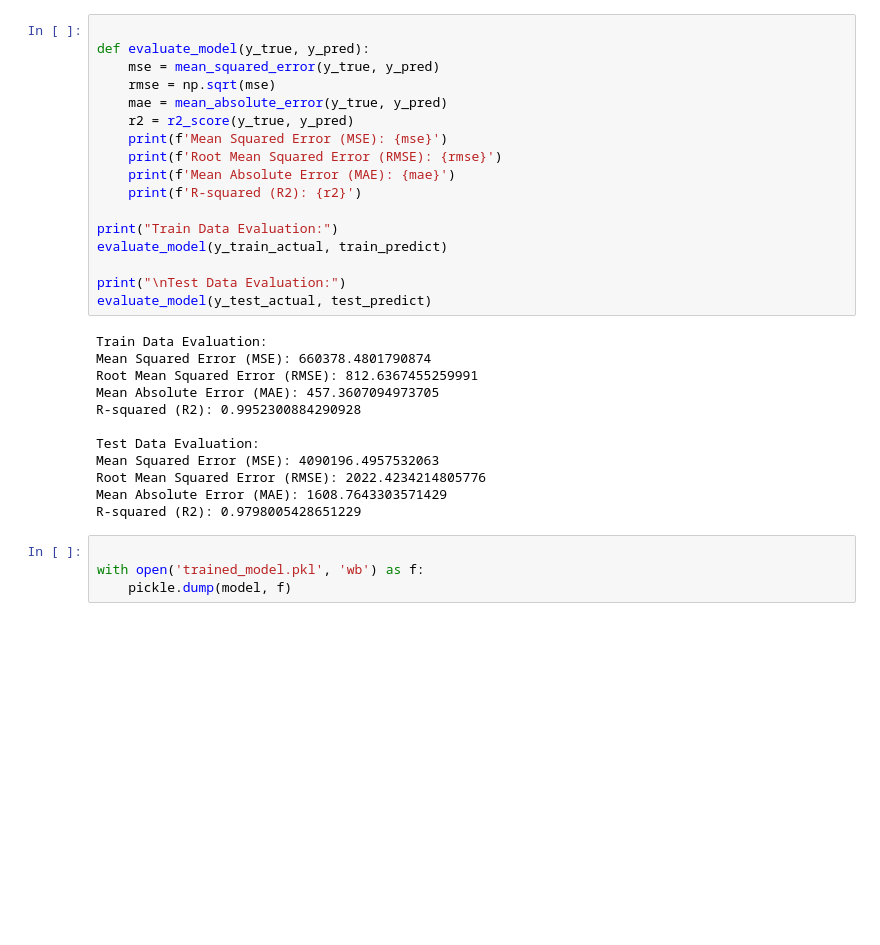
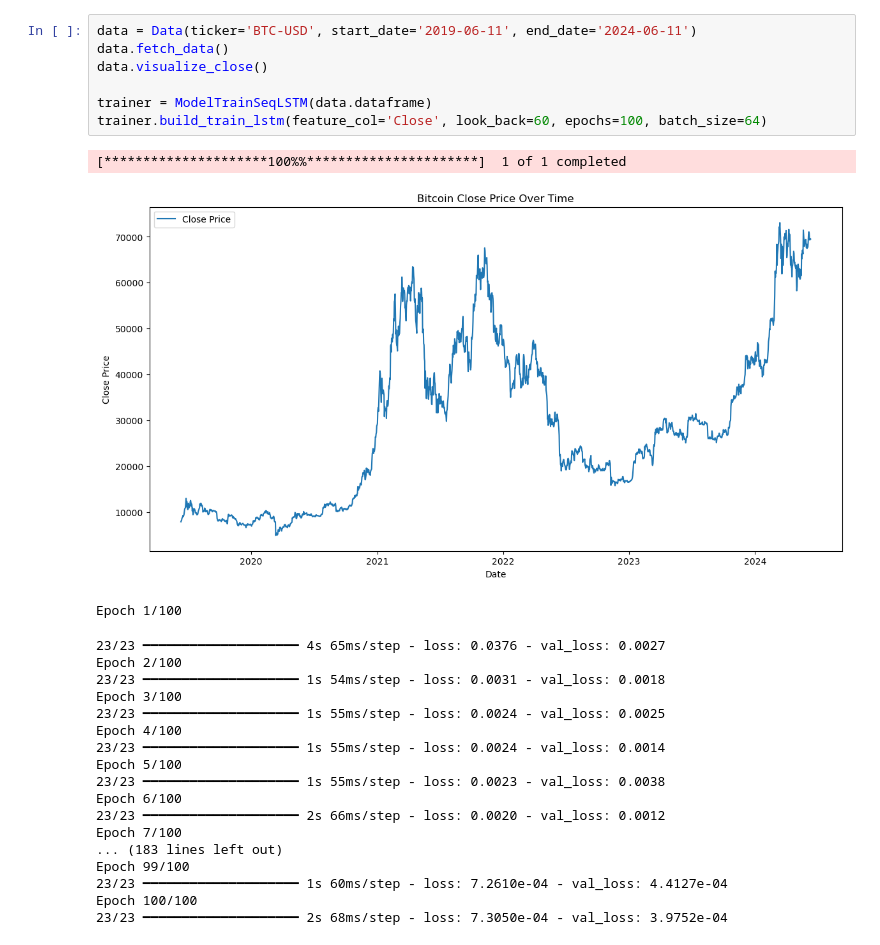
Before and after one commit to DLShrankhala/DevelopingVariousLSTMModelForTimeSeriesForecasting-ai-25, a Jupyter notebook: rohanbaviskarLSTM.ipynb, the cells around one changed output. Drawn from its saved outputs; the diff is of its cells as text; blank space fills up the shorter version.

```diff
--- a/rohanbaviskarLSTM.ipynb
+++ b/rohanbaviskarLSTM.ipynb
@@ -166,33 +153,28 @@ plt.show()
 # %%
+data = Data(ticker='BTC-USD', start_date='2019-06-11', end_date='2024-06-11')
+data.fetch_data()
+data.visualize_close()
 
-def evaluate_model(y_true, y_pred):
-    mse = mean_squared_error(y_true, y_pred)
-    rmse = np.sqrt(mse)
-    mae = mean_absolute_error(y_true, y_pred)
-    r2 = r2_score(y_true, y_pred)
-    print(f'Mean Squared Error (MSE): {mse}')
-    print(f'Root Mean Squared Error (RMSE): {rmse}')
-    print(f'Mean Absolute Error (MAE): {mae}')
-    print(f'R-squared (R2): {r2}')
-
-print("Train Data Evaluation:")
-evaluate_model(y_train_actual, train_predict)
-
-print("\nTest Data Evaluation:")
-evaluate_model(y_test_actual, test_predict)
+trainer = ModelTrainSeqLSTM(data.dataframe)
+trainer.build_train_lstm(feature_col='Close', look_back=60, epochs=100, batch_size=64)
 # %% [output]
-Train Data Evaluation:
-Mean Squared Error (MSE): 660378.4801790874
-Root Mean Squared Error (RMSE): 812.6367455259991
-Mean Absolute Error (MAE): 457.3607094973705
-R-squared (R2): 0.9952300884290928
-
-Test Data Evaluation:
-Mean Squared Error (MSE): 4090196.4957532063
-Root Mean Squared Error (RMSE): 2022.4234214805776
-Mean Absolute Error (MAE): 1608.7643303571429
-R-squared (R2): 0.9798005428651229
+[*********************100%%**********************]  1 of 1 completed
+[figure, added]
+Epoch 1/100
+23/23 ━━━━━━━━━━━━━━━━━━━━ 4s 65ms/step - loss: 0.0376 - val_loss: 0.0027
+Epoch 2/100
+23/23 ━━━━━━━━━━━━━━━━━━━━ 1s 54ms/step - loss: 0.0031 - val_loss: 0.0018
+Epoch 3/100
+23/23 ━━━━━━━━━━━━━━━━━━━━ 1s 55ms/step - loss: 0.0024 - val_loss: 0.0025
+Epoch 4/100
+23/23 ━━━━━━━━━━━━━━━━━━━━ 1s 55ms/step - loss: 0.0024 - val_loss: 0.0014
+Epoch 5/100
+23/23 ━━━━━━━━━━━━━━━━━━━━ 1s 55ms/step - loss: 0.0023 - val_loss: 0.0038
+Epoch 6/100
+23/23 ━━━━━━━━━━━━━━━━━━━━ 2s 66ms/step - loss: 0.0020 - val_loss: 0.0012
+Epoch 7/100
+... (183 lines left out)
+Epoch 99/100
+23/23 ━━━━━━━━━━━━━━━━━━━━ 1s 60ms/step - loss: 7.2610e-04 - val_loss: 4.4127e-04
+Epoch 100/100
+23/23 ━━━━━━━━━━━━━━━━━━━━ 2s 68ms/step - loss: 7.3050e-04 - val_loss: 3.9752e-04
-# %%
-
-with open('trained_model.pkl', 'wb') as f:
-    pickle.dump(model, f)
```
Also changed, not shown: parts of 11 cells of this notebook.
